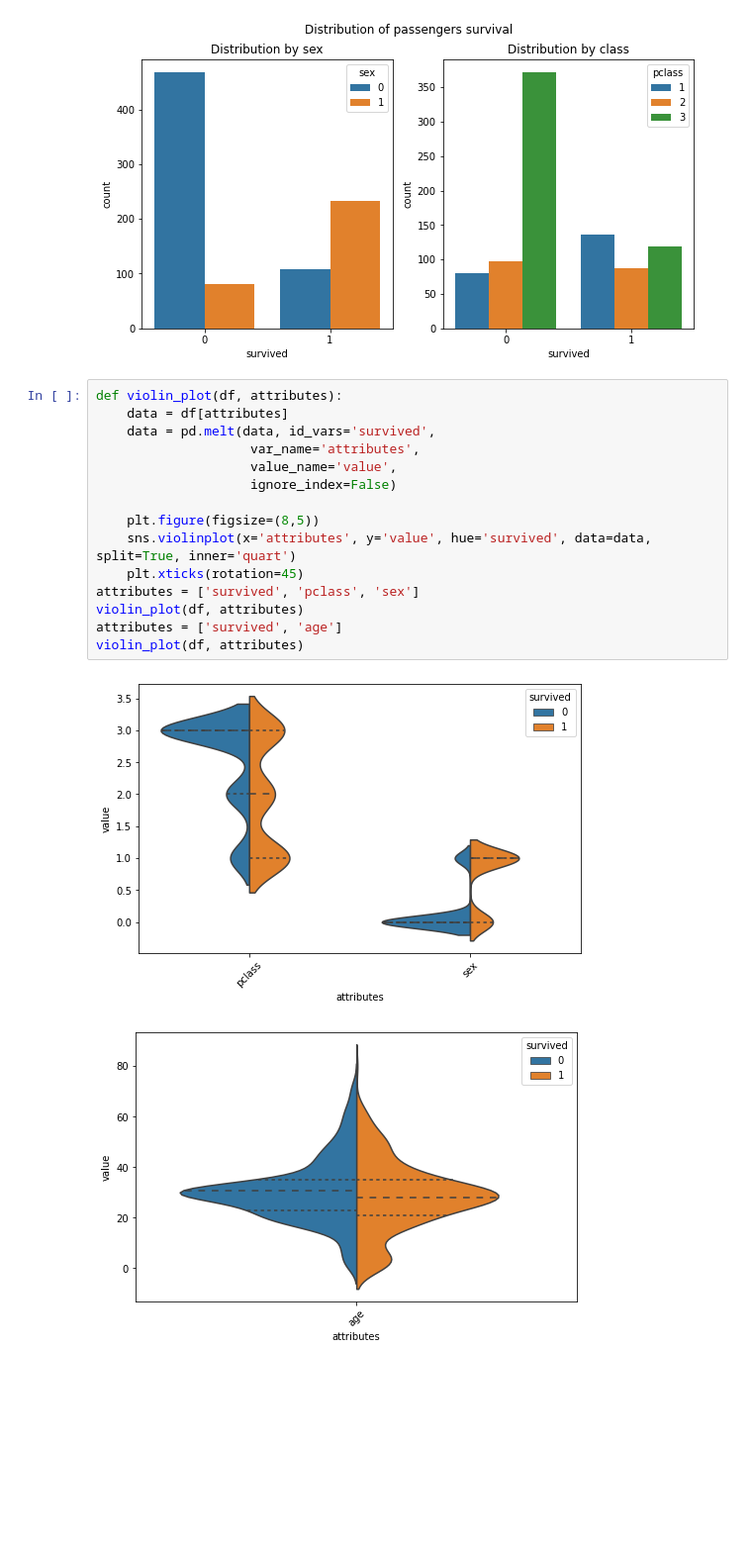
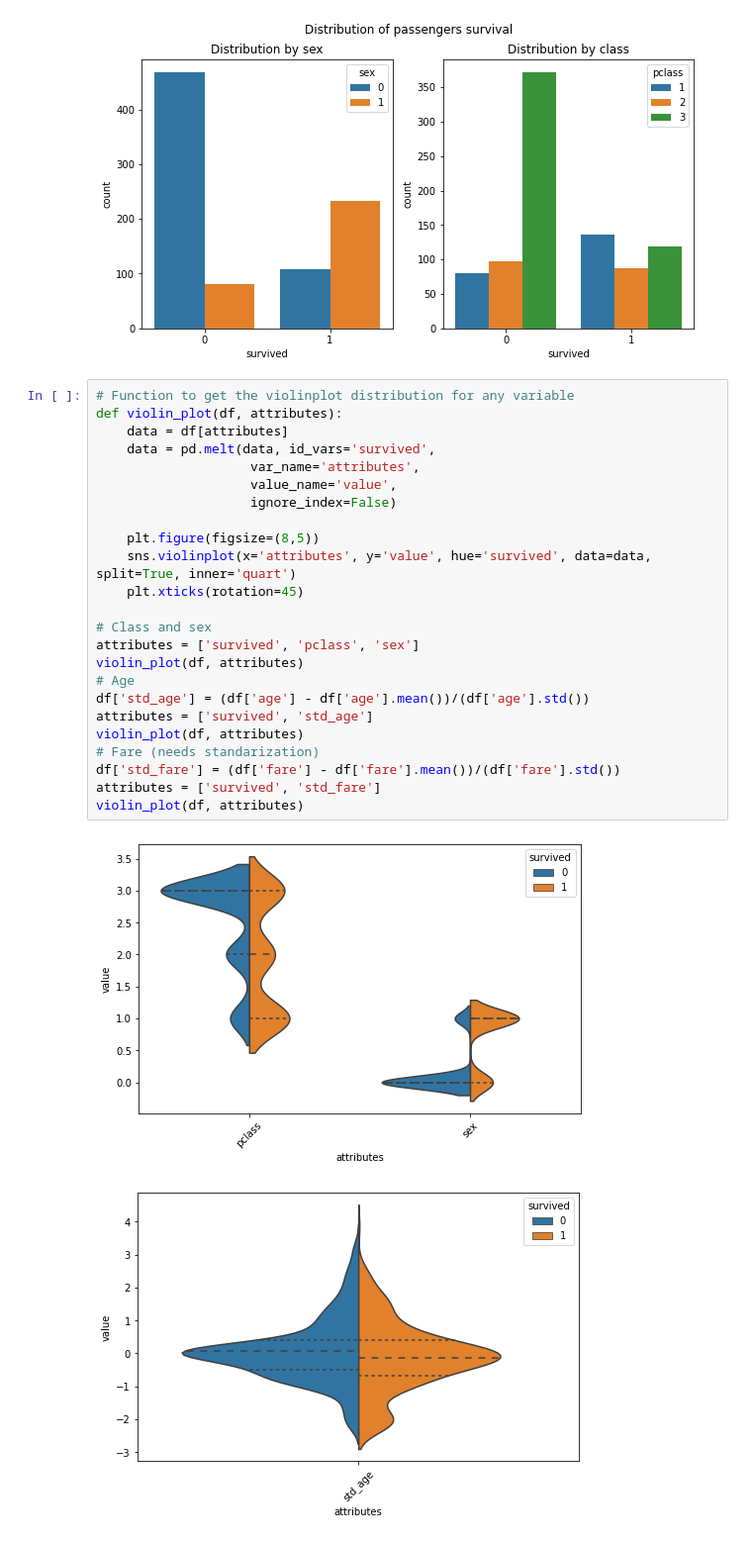
Before and after one commit to kevinmiguel97/Titanic-Model, a Jupyter notebook: titanic_analysis.ipynb, the cells around one changed output. Shown at 99% size. Drawn from its saved outputs; the diff is of its cells as text; blank space fills up the shorter version.

```diff
--- a/titanic_analysis.ipynb
+++ b/titanic_analysis.ipynb
@@ -225,20 +225,29 @@ Did not survive: 61.616162%
 <AxesSubplot:title={'center':'Distribution by class'}, xlabel='survived', ylabel='count'>
 [figure]
 # %%
+# Function to get the violinplot distribution for any variable
 def violin_plot(df, attributes):
     data = df[attributes]
     data = pd.melt(data, id_vars='survived',
                     var_name='attributes',
                     value_name='value',
                     ignore_index=False)
 
     plt.figure(figsize=(8,5))
     sns.violinplot(x='attributes', y='value', hue='survived', data=data, split=True, inner='quart')
     plt.xticks(rotation=45)
+
+# Class and sex
 attributes = ['survived', 'pclass', 'sex']
 violin_plot(df, attributes)
-attributes = ['survived', 'age']
+# Age
+df['std_age'] = (df['age'] - df['age'].mean())/(df['age'].std())
+attributes = ['survived', 'std_age']
 violin_plot(df, attributes)
+# Fare (needs standarization)
+df['std_fare'] = (df['fare'] - df['fare'].mean())/(df['fare'].std())
+attributes = ['survived', 'std_fare']
+violin_plot(df, attributes)
 # %% [output]
 [figure]
-[figure, old version]
+[figure, new version]
```
Also changed, not shown: parts of 6 cells of this notebook.
